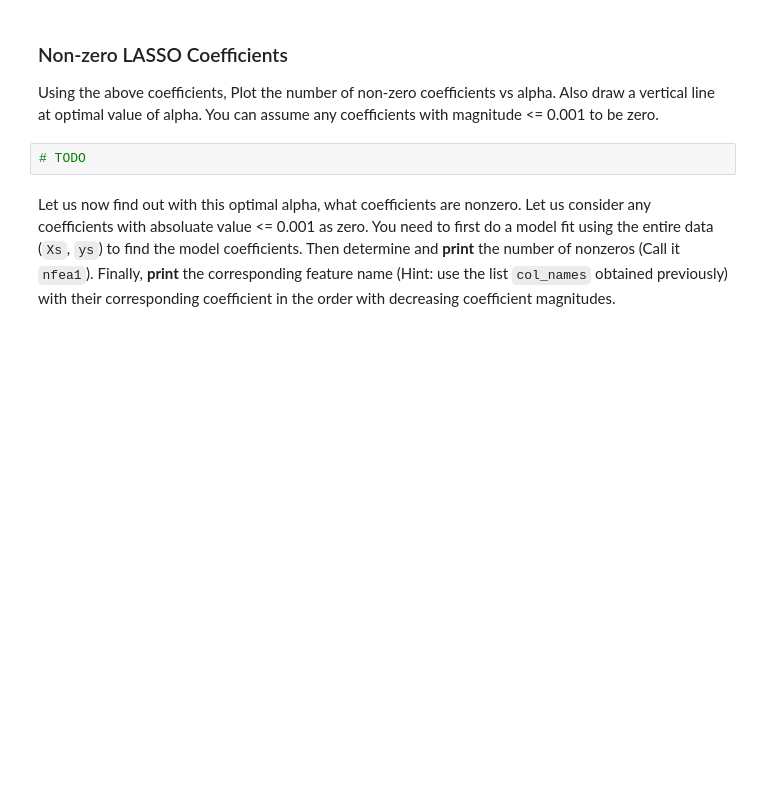
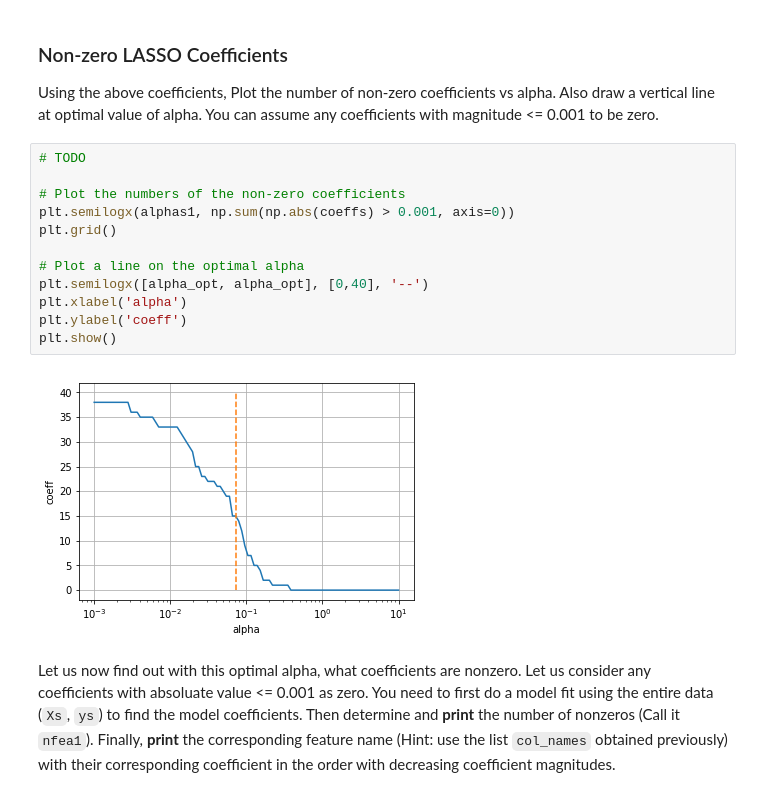
Before and after one commit to scwsdhr/9123_introml, a Jupyter notebook: 04/lab03b_student-performance_LASSO.ipynb, the cells around one changed output. Saved outputs shown, nothing was run; the diff lists cells and outputs as text; blank space fills up the shorter version.

```diff
--- a/04/lab03b_student-performance_LASSO.ipynb
+++ b/04/lab03b_student-performance_LASSO.ipynb
@@ -298,8 +311,20 @@ To further illustrate the effect of regularization, we conclude by drawing the *
 # %% [markdown]
 ### Non-zero LASSO Coefficients
 Using the above coefficients, Plot the number of non-zero coefficients vs alpha. Also draw a vertical line at optimal value of alpha. You can assume any coefficients with magnitude <= 0.001 to be zero.
-# %%
-# TODO
+# %%
+# TODO
+
+# Plot the numbers of the non-zero coefficients
+plt.semilogx(alphas1, np.sum(np.abs(coeffs) > 0.001, axis=0))
+plt.grid()
+
+# Plot a line on the optimal alpha
+plt.semilogx([alpha_opt, alpha_opt], [0,40], '--')
+plt.xlabel('alpha')
+plt.ylabel('coeff')
+plt.show()
+# %% [output]
+[figure, added]
 # %% [markdown]
 Let us now find out with this optimal alpha, what coefficients are nonzero. Let us consider any coefficients with absoluate value <= 0.001 as zero. You need to first do a model fit using the entire data (`Xs`, `ys`) to find the model coefficients. Then determine and **print** the number of nonzeros (Call it `nfea1`). Finally, **print** the corresponding feature name (Hint: use the list `col_names` obtained previously) with their corresponding coefficient in the order with decreasing coefficient magnitudes.
 # %%
```
Also changed, not shown: parts of 16 cells of this notebook.
